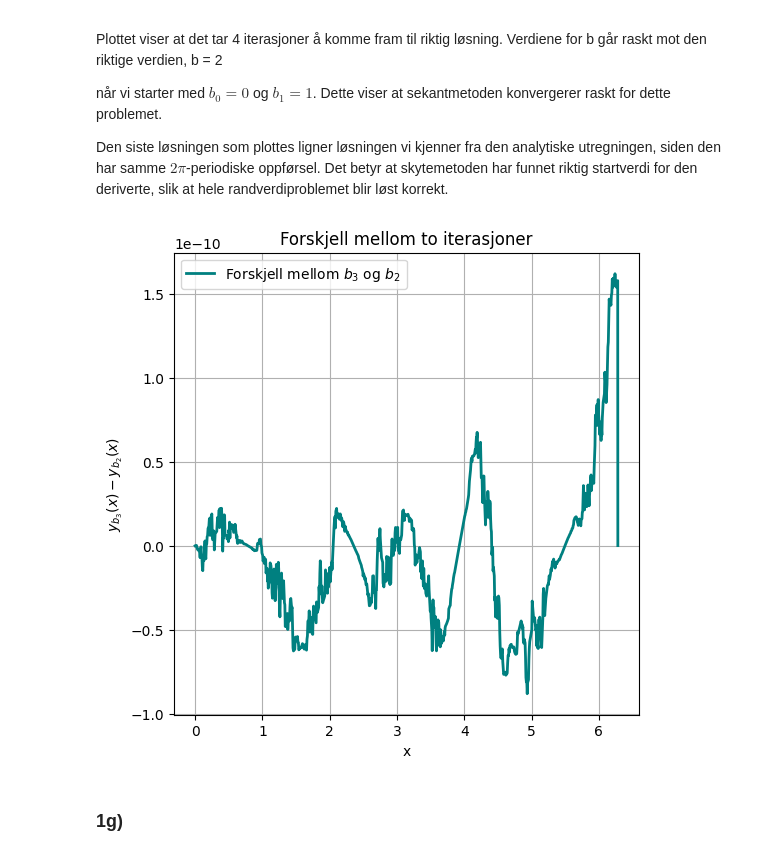
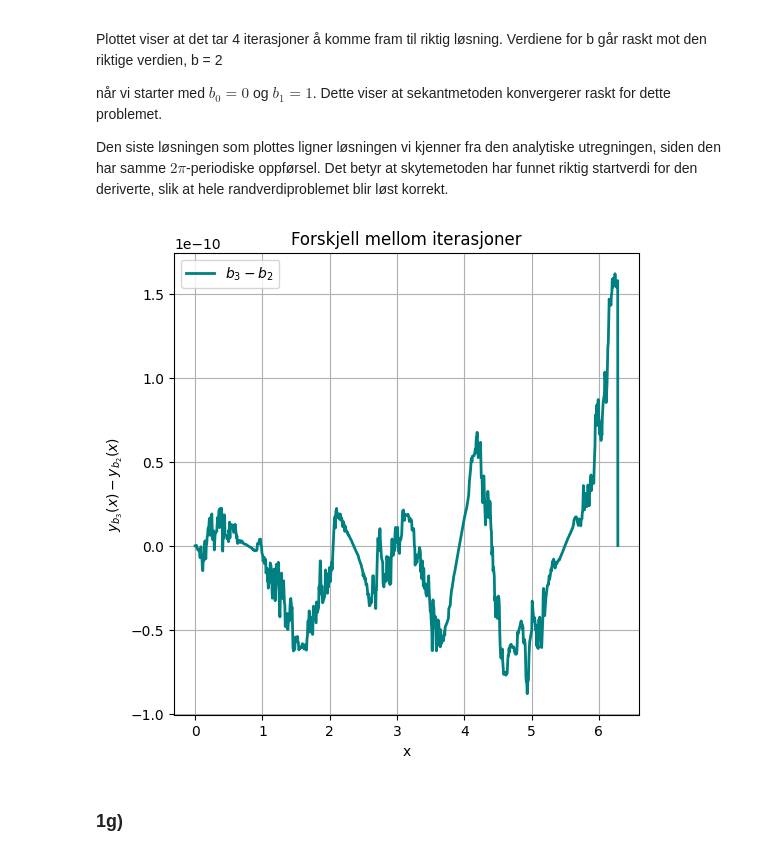
Before and after one commit to selmaberg05/TMA4320-Prosjekt3-gruppe-Andrihol-Emilyan-Selmahbe, a Jupyter notebook: Prosjekt3.ipynb, the cells around one changed output. Cells and saved outputs as stored; diff of their text form; code cells hidden in the pictures.

```diff
--- a/Prosjekt3.ipynb
+++ b/Prosjekt3.ipynb
@@ -307,46 +307,43 @@ plt.show()
 #### Kommentar
 Figurene viser hvordan feilen mellom den analytiske løsningen og løsningen fra Runge–Kutta-metoden avhenger av toleransen. Figuren til høyre med logaritmisk akse viser feilen øker med toleransen. Feilen er likevel veldig liten over store deler av intervallet. Økningen kan skyldes at en stor toleranse gjør metoden mindre presis og dermed mer unøyaktig. Dette stemmer med antagelsen om at en mindre toleranse gir en mer nøyaktig løsning, mens en større toleranse, her opp til 1, gir mindre nøyaktige resultater med større feil. Det er derimot ikke stor forskjell i feilen fra toleranse lik $10^{-10}$ til $10^{-2}$ ut i fra figuren til venstre, noe som betyr at man kan bruke en relativt høy toleranse og likevel få gode resultater.
 # %%
-#tester steglengdejusteringer for ulik alpha
-alpha_vals = np.linspace(0.01, 0.99, 100)
+alpha_vals = np.linspace(0.01, 0.99, 100) # Verdier av alpha
 
-#initialbetingelser
+# Startverdier
 x_init = 0
 x_end = 2 * np.pi
 y_init = [0, 2]
+tol = 0.1
 
-#fast toleranse
-tol = 0.1
-n_steps = []
-a_steps = []
-reject_steps = []
+n_steps = []        # totalt antall steg
+a_steps = []        # aksepterte steg
+reject_steps = []   # forkastede steg
 
+# Itererer over alpha-verdier
+for alpha in alpha_vals:
+    x_vals, y_vals, h_vals, num_steps, accepted_steps = solve_rk(
+        f, x_init, x_end, y_init, h0, tol, alpha
+    )
 
-for alpha in alpha_vals:
-    #løser difflikning
-    x_vals, y_vals, h_vals, num_steps, accepted_steps = solve_rk(f, x_init, x_end, y_init, h0, tol, alpha)
-    #lagrer antall steg
     n_steps.append(num_steps)
     a_steps.append(accepted_steps)
     reject_steps.append(num_steps - accepted_steps)
 
 
-reject = len(n_steps) - len(a_steps)
-
 plt.figure(figsize=(12, 5))
 
-#plotter akseoterte steg
+# Plot av totale og aksepterte steg (log)
 plt.subplot(1, 2, 1)
 plt.plot(alpha_vals, a_steps, label="Aksepterte tidssteg")
 plt.plot(alpha_vals, n_steps, label="Totalt antall tidssteg")
 plt.legend()
 plt.title("Antall tidssteg som funksjon av alpha")
 plt.xlabel(r"$\alpha$")
-plt.ylabel("Antall tidssteg")
+plt.ylabel("Antall steg")
 plt.yscale("log")
 plt.grid(True)
 
-#plotter forkastede stegx
+# Plot av forkastede steg
 plt.subplot(1, 2, 2)
 plt.plot(alpha_vals, reject_steps)
 plt.title("Forkastede tidssteg som funksjon av alpha")
@@ -493,27 +504,28 @@ når vi starter med $b_0 = 0 $ og $b_1 = 1$. Dette viser at sekantmetoden konver
 
 Den siste løsningen som plottes ligner løsningen vi kjenner fra den analytiske utregningen, siden den har samme $2\pi$-periodiske oppførsel. Det betyr at skytemetoden har funnet riktig startverdi for den deriverte, slik at hele randverdiproblemet blir løst korrekt.
 # %%
-#velger to påfølgende verider av b fra sekantmetoden
+# b-verdier fra sekantmetoden
 y_init_b3 = [0, b_values[3]]
 y_init_b2 = [0, b_values[2]]
 
-#løser difflikning
+# Løser for begge
 x_vals, y_b3, h, n, m = solve_rk(f, x_init, x_end, y_init_b3, h0, tol_g, alpha)
 x_vals, y_b2, h, n, m = solve_rk(f, x_init, x_end, y_init_b2, h0, tol_g, alpha)
 
-#beregner forskjellen mellom de to løsningene
+# Forskjell mellom løsningene
 diff = y_b3[:, 0] - y_b2[:, 0]
 
+# Plotter forskjellen
 plt.figure()
-plt.plot(x_vals, diff, label=r"Forskjell mellom $b_3$ og $b_2$", color="teal")
-plt.grid(True)
+plt.plot(x_vals, diff, label=r"$b_3 - b_2$", color="teal")
 plt.xlabel("x")
 plt.ylabel(r"$y_{b_3}(x) - y_{b_2}(x)$")
-plt.title("Forskjell mellom to iterasjoner")
+plt.title("Forskjell mellom iterasjoner")
+plt.grid(True)
 plt.legend()
 plt.show()
 # %% [output]
-[figure, old version]
+[figure, new version]
 # %% [markdown]
 ### 1g)
 # %%
```
Also changed, not shown: parts of 17 cells of this notebook, 1 other file.
